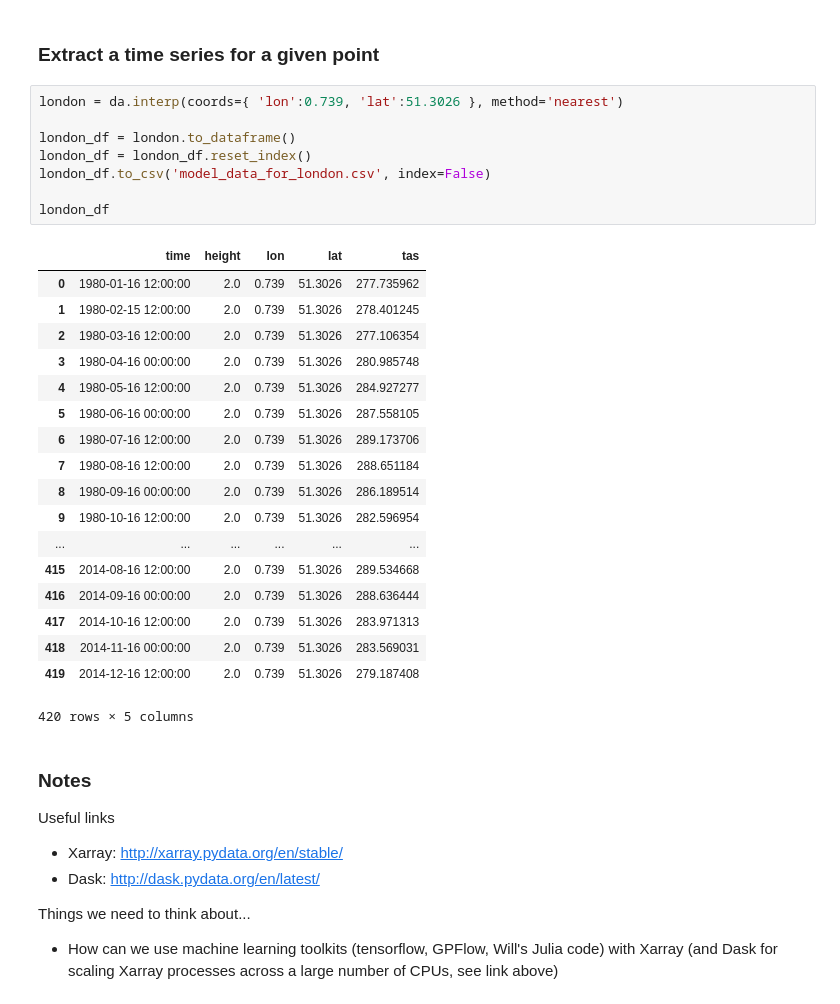
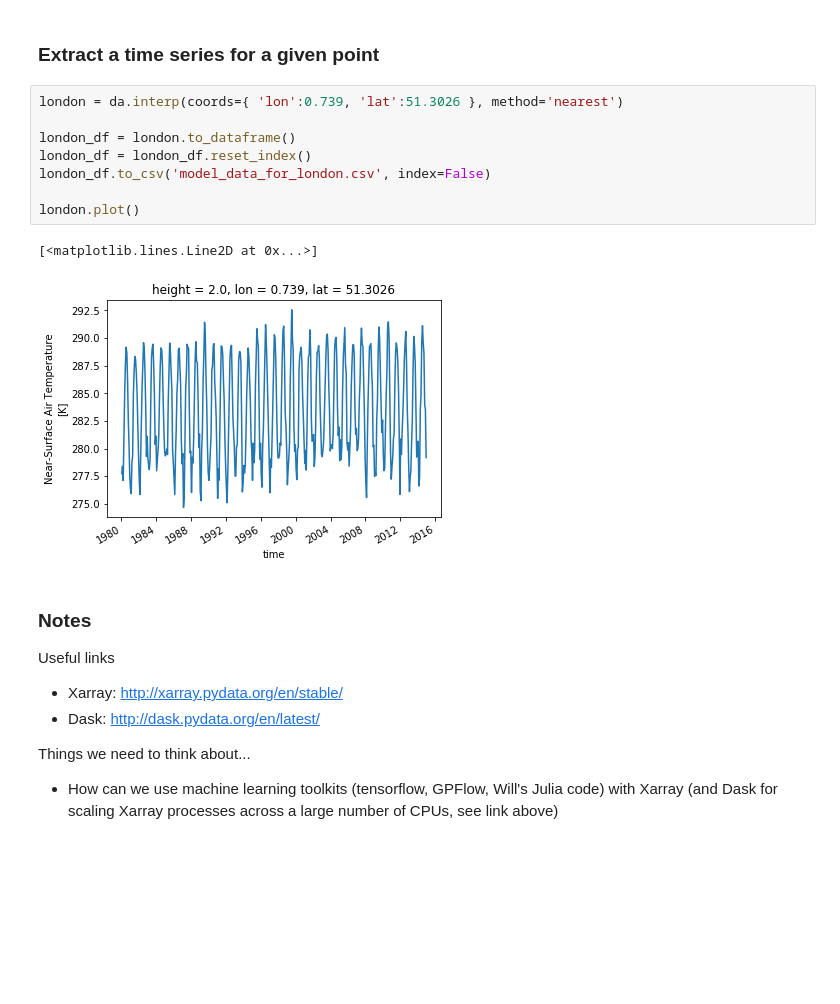
Before and after one commit to scotthosking/notebooks, a Jupyter notebook: getting_started_with_Xarray+Dask.ipynb, the cells around one changed output. Saved outputs shown, nothing was run; the diff lists cells and outputs as text; blank space fills up the shorter version.

Commit message:
add plot

```diff
--- a/getting_started_with_Xarray+Dask.ipynb
+++ b/getting_started_with_Xarray+Dask.ipynb
@@ -88,30 +88,14 @@ da1.isel(time=0).plot()
 # %%
 london = da.interp(coords={ 'lon':0.739, 'lat':51.3026 }, method='nearest')
 
 london_df = london.to_dataframe()
 london_df = london_df.reset_index()
 london_df.to_csv('model_data_for_london.csv', index=False)
 
-london_df
+london.plot()
 # %% [output]
-|  | time | height | lon | lat | tas |
-| 0 | 1980-01-16 12:00:00 | 2.0 | 0.739 | 51.3026 | 277.735962 |
-| 1 | 1980-02-15 12:00:00 | 2.0 | 0.739 | 51.3026 | 278.401245 |
-| 2 | 1980-03-16 12:00:00 | 2.0 | 0.739 | 51.3026 | 277.106354 |
-| 3 | 1980-04-16 00:00:00 | 2.0 | 0.739 | 51.3026 | 280.985748 |
-| 4 | 1980-05-16 12:00:00 | 2.0 | 0.739 | 51.3026 | 284.927277 |
-| 5 | 1980-06-16 00:00:00 | 2.0 | 0.739 | 51.3026 | 287.558105 |
-| 6 | 1980-07-16 12:00:00 | 2.0 | 0.739 | 51.3026 | 289.173706 |
-| 7 | 1980-08-16 12:00:00 | 2.0 | 0.739 | 51.3026 | 288.651184 |
-| 8 | 1980-09-16 00:00:00 | 2.0 | 0.739 | 51.3026 | 286.189514 |
-| 9 | 1980-10-16 12:00:00 | 2.0 | 0.739 | 51.3026 | 282.596954 |
-| ... | ... | ... | ... | ... | ... |
-| 415 | 2014-08-16 12:00:00 | 2.0 | 0.739 | 51.3026 | 289.534668 |
-| 416 | 2014-09-16 00:00:00 | 2.0 | 0.739 | 51.3026 | 288.636444 |
-| 417 | 2014-10-16 12:00:00 | 2.0 | 0.739 | 51.3026 | 283.971313 |
-| 418 | 2014-11-16 00:00:00 | 2.0 | 0.739 | 51.3026 | 283.569031 |
-| 419 | 2014-12-16 12:00:00 | 2.0 | 0.739 | 51.3026 | 279.187408 |
-420 rows × 5 columns
+[<matplotlib.lines.Line2D at 0x...>]
+[figure, added]
 # %% [markdown]
 ### Notes
 
```
